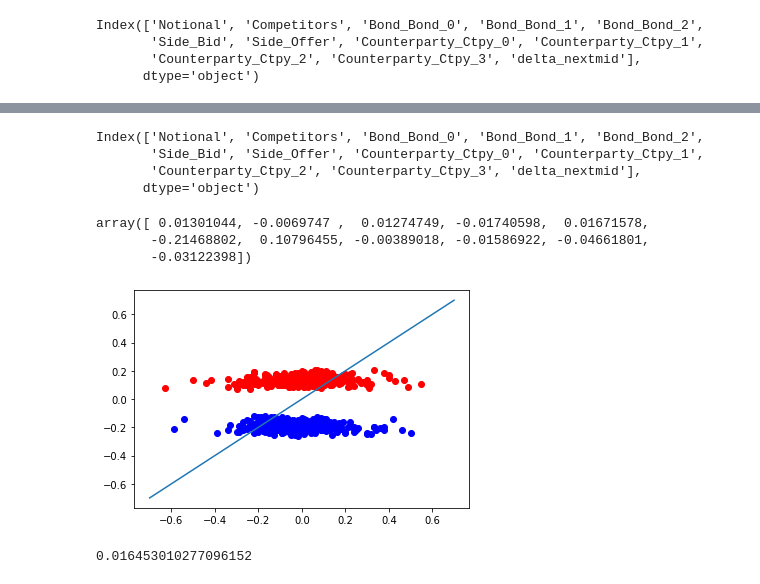
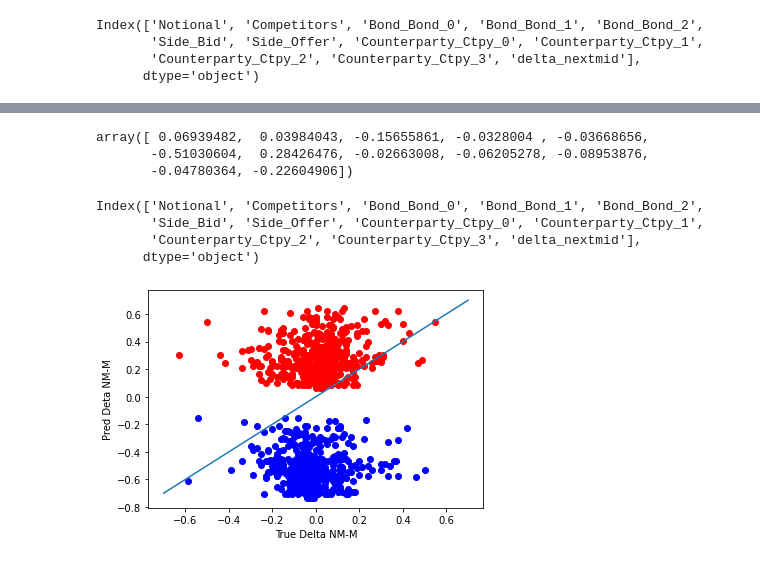
Before and after one commit to joeldsouza493/RFQ, a Jupyter notebook: Nuti_PartA.ipynb, the cells around one changed output, grey strips where cells are left out. Cells and saved outputs as stored; diff of their text form; code cells hidden in the pictures.

Commit message:
optimizer changes

```diff
--- a/Nuti_PartA.ipynb
+++ b/Nuti_PartA.ipynb
@@ -1304,0 +1287,4 @@ Test: Log-loss = 0.4206518568930733, accuracy = 83.7000 %
+# %%
+def get_probs(X):
+    win_probability = model.predict_proba(X)[:,1]
+    return win_probability
@@ -1413,0 +1396,3 @@ result = minimize(objective_function, beta_init, args=(X_train,y_train, ),
+# %%
+X_train_1 = np.concatenate((X_train, np.ones((X_train.shape[0],1))), 1)
+X_test_1 = np.concatenate((X_test, np.ones((X_test.shape[0],1))), 1)
@@ -1413,0 +1403,30 @@ result = minimize(objective_function, beta_init, args=(X_train,y_train, ),
+# %%
+from scipy.optimize import minimize
+static_count = 0
+def loss_function(X, pred, true):
+    loss = 0
+    X = np.concatenate((X, np.abs(pred.reshape(X.shape[0],1))), 1)
+    prob = get_probs(X)
+    for i in range(len(pred)):
+        if (X[:,5][i] == 1 and pred[i] > true[i]) or (X[:,5][i] == 0 and pred[i] < true[i]):
+            loss = loss + 100 * (pred[i] - true[i])**2
+        elif (X[:,5][i] == 1 and pred[i] < true[i] + 0.1) or (X[:,5][i] == 0 and pred[i] > true[i] + 0.1):
+            loss = loss + 10 * (1/2*prob[i]) * (pred[i] - true[i])**2
+        else:
+            loss = loss + (1/2*prob[i]) * (pred[i] - true[i])**2
+    return loss
+
+
+
+def objective_function(beta, X, Y):
+    error = loss_function(X[:,:-1], np.matmul(X,beta), Y) + np.sum(100*(beta)**2)
+    global static_count
+    static_count = static_count + 1
+    if static_count % 50 == 0:
+        print(static_count)
+    return(error)
+
+
+beta_init = [0] * (X_train.shape[1]+1)
+result = minimize(objective_function, beta_init, args=(X_train_1, y_train),
+                  method='BFGS', options={'maxiter': 5000})
@@ -1414,3 +1451,10 @@ result = minimize(objective_function, beta_init, args=(X_train,y_train, ),
+# %%
+beta_hat = result.x
+beta_hat
+# %% [output]
+array([ 0.06939482,  0.03984043, -0.15655861, -0.0328004 , -0.03668656,
+       -0.51030604,  0.28426476, -0.02663008, -0.06205278, -0.08953876,
+       -0.04780364, -0.22604906])
 # %%
 train_NM.columns
 # %% [output]
@@ -1418,22 +1462,15 @@ Index(['Notional', 'Competitors', 'Bond_Bond_0', 'Bond_Bond_1', 'Bond_Bond_2',
        'Side_Bid', 'Side_Offer', 'Counterparty_Ctpy_0', 'Counterparty_Ctpy_1',
        'Counterparty_Ctpy_2', 'Counterparty_Ctpy_3', 'delta_nextmid'],
       dtype='object')
-# %%
-beta_hat = result.x
-beta_hat
-# %% [output]
-array([ 0.01301044, -0.0069747 ,  0.01274749, -0.01740598,  0.01671578,
-       -0.21468802,  0.10796455, -0.00389018, -0.01586922, -0.04661801,
-       -0.03122398])
 # %%
-y_pred = np.matmul(X_test,beta_hat)
+y_pred = np.matmul(X_test_1, beta_hat)
 plt.scatter(y_test[X_test[:,5]==1], y_pred[X_test[:,5]==1], color='blue')
-plt.scatter(y_test[X_test[:,5]==0], y_pred[X_test[:,5]==0], color='red')
+plt.scatter(y_test[X_test[:,6]==1], y_pred[X_test[:,6]==1], color='red')
+# plt.scatter(y_test[X_test[:,4]==1], y_pred[X_test[:,4]==1], color='green')
+
 plt.plot([-0.7,0,0.7],[-0.7,0,0.7])
+plt.ylabel("Pred Deta NM-M")
+plt.xlabel("True Delta NM-M")
 plt.show()
 # %% [output]
-[figure, old version]
+[figure, new version]
-# %%
-((y_pred-y_test)**2).mean()
-# %% [output]
-0.016453010277096152
```
Also changed, not shown: parts of 35 cells of this notebook.
